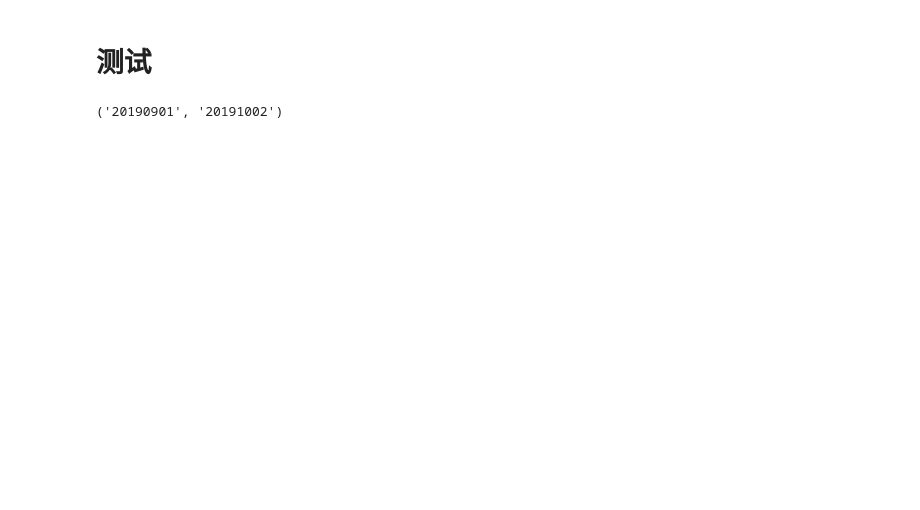
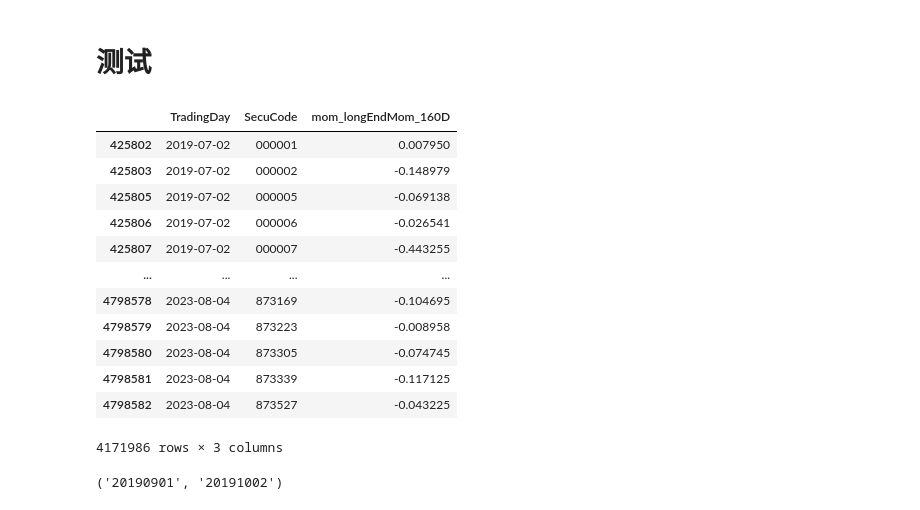
Before and after one commit to Le0oon/QuantResearch, a Jupyter notebook: dev/codes.ipynb, the cells around one changed output. Saved outputs shown, nothing was run; the diff lists cells and outputs as text; code cells hidden in the pictures; blank space fills up the shorter version.

```diff
--- a/dev/codes.ipynb
+++ b/dev/codes.ipynb
@@ -139,5 +162,21 @@ KeyError: 'return'
 # %% [markdown]
 # 测试
+# %%
+factor_df
+# %% [output]
+|  | TradingDay | SecuCode | mom_longEndMom_160D |
+| 425802 | 2019-07-02 | 000001 | 0.007950 |
+| 425803 | 2019-07-02 | 000002 | -0.148979 |
+| 425805 | 2019-07-02 | 000005 | -0.069138 |
+| 425806 | 2019-07-02 | 000006 | -0.026541 |
+| 425807 | 2019-07-02 | 000007 | -0.443255 |
+| ... | ... | ... | ... |
+| 4798578 | 2023-08-04 | 873169 | -0.104695 |
+| 4798579 | 2023-08-04 | 873223 | -0.008958 |
+| 4798580 | 2023-08-04 | 873305 | -0.074745 |
+| 4798581 | 2023-08-04 | 873339 | -0.117125 |
+| 4798582 | 2023-08-04 | 873527 | -0.043225 |
+4171986 rows × 3 columns
 # %%
 
 from TushareDownloader import TushareDownloader
```
Also changed, not shown: parts of 14 cells of this notebook, 2 other files.
